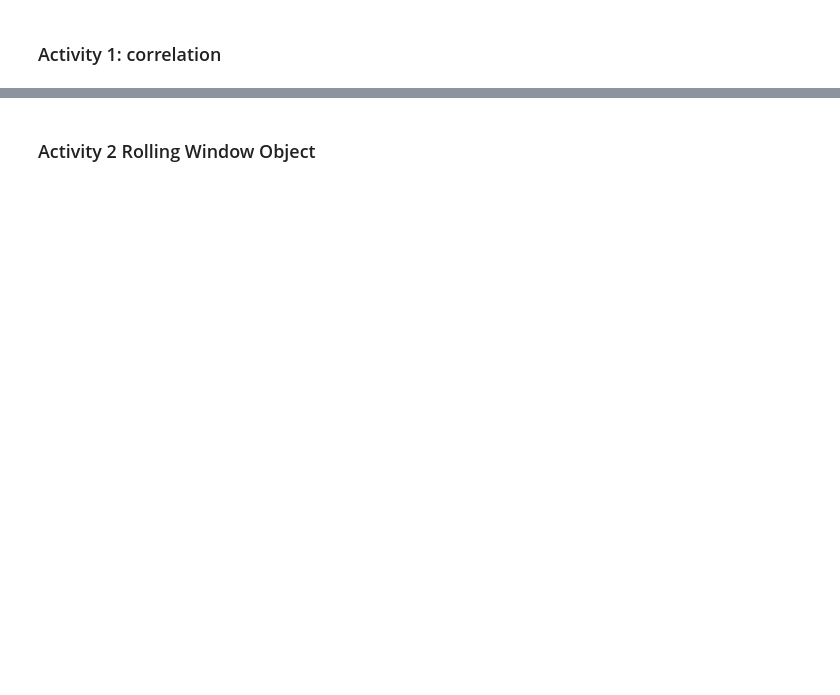
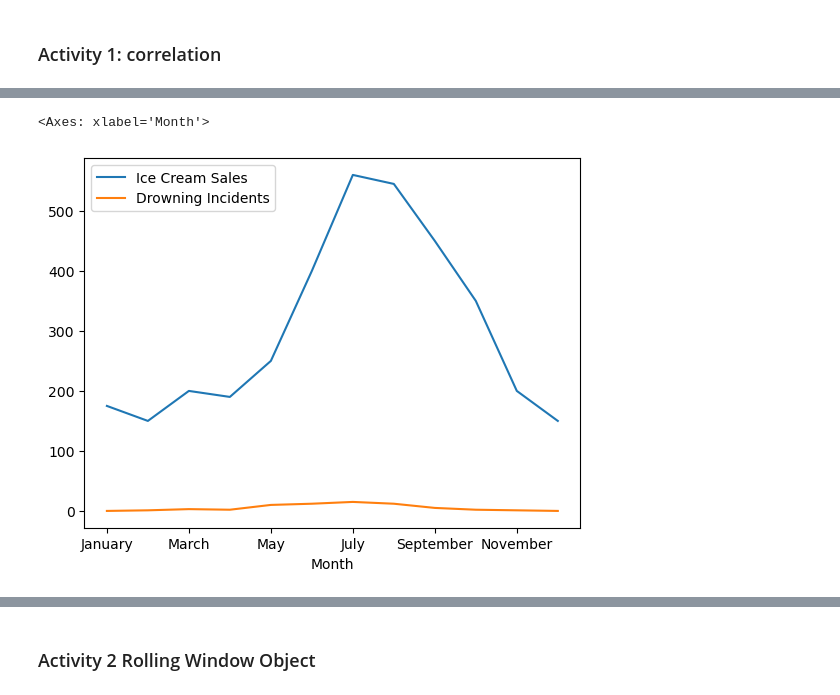
Before and after one commit to softmaxhuanchen/pandas, a Jupyter notebook: pandas-part3-live/pandas-part3.ipynb, the cells around one changed output, grey strips where cells are left out. Cells and saved outputs as stored; diff of their text form; code cells hidden in the pictures; blank space fills up the shorter version.

```diff
--- a/pandas-part3-live/pandas-part3.ipynb
+++ b/pandas-part3-live/pandas-part3.ipynb
@@ -35,0 +69,4 @@ drowning.head()
+# %%
+# Use the `concat` function to combine the two DataFrames by matching indexes (or in this case `Month`)
+combined_df = pd.concat([ice_cream, drowning], axis="columns", join="inner")
+combined_df
@@ -35,0 +88,6 @@ drowning.head()
+# %%
+# Plot the data trends of the two variables over time
+combined_df.plot()
+# %% [output]
+<Axes: xlabel='Month'>
+[figure, added]
```
Also changed, not shown: parts of 15 cells of this notebook.
